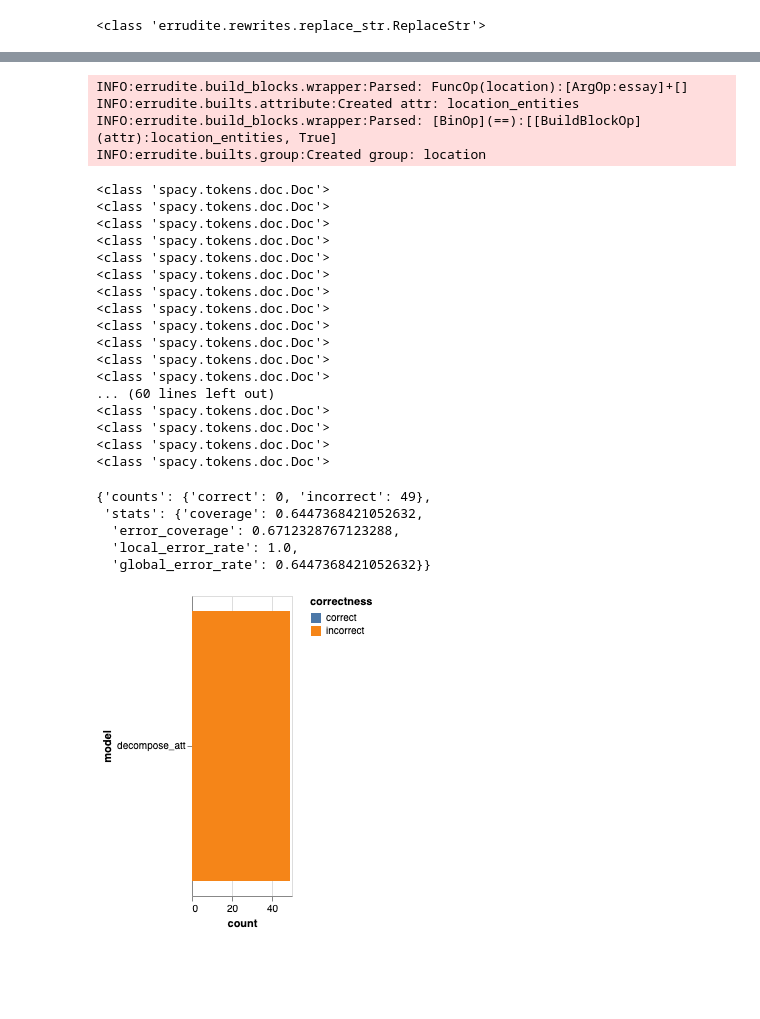
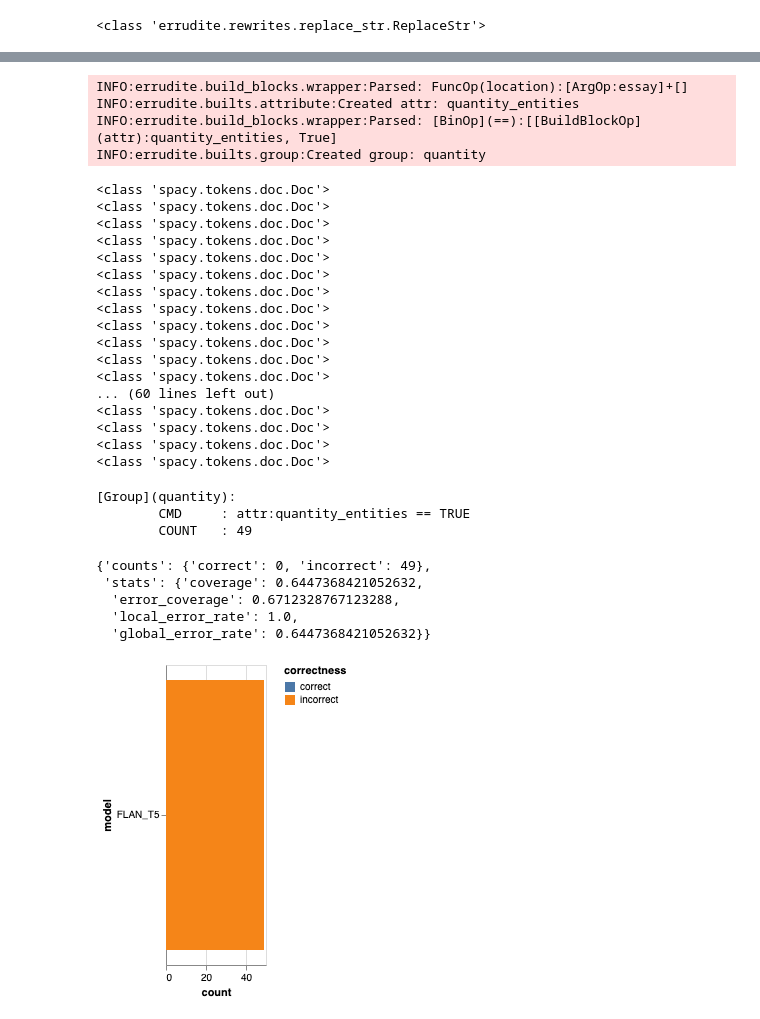
Before and after one commit to Shim00Coding/HUMAN_AI_Errudite, a Jupyter notebook: tutorials/Errudite_preprocess.ipynb, the cells around one changed output, grey strips where cells are left out. Drawn from its saved outputs; the diff is of its cells as text; code cells hidden in the pictures; blank space fills up the shorter version.

```diff
--- a/tutorials/Errudite_preprocess.ipynb
+++ b/tutorials/Errudite_preprocess.ipynb
@@ -560,24 +585,25 @@ from errudite.builts import Attribute, Group
 
 # Create an attribute based on the location function
 attr = Attribute.create(
-    name="location_entities",
+    name="quantity_entities",
     description="Presence of location entities in the essay",
     cmd="location(essay)"
 )
 
 # Create a group that checks for the presence of location entities
-group = Group.create(
-    name="location",
-    description="Location entity detected",
-    cmd="attr:location_entities == TRUE",
+quantity_group = Group.create(
+    name="quantity",
+    description="quantity entity detected",
+    cmd="attr:quantity_entities == TRUE",
     attr_hash=Attribute.store_hash(),
     group_hash=Group.store_hash()
 )
+quantity_group
 # %% [output]
 INFO:errudite.build_blocks.wrapper:Parsed: FuncOp(location):[ArgOp:essay]+[]
-INFO:errudite.builts.attribute:Created attr: location_entities
-INFO:errudite.build_blocks.wrapper:Parsed: [BinOp](==):[[BuildBlockOp](attr):location_entities, True]
-INFO:errudite.builts.group:Created group: location
+INFO:errudite.builts.attribute:Created attr: quantity_entities
+INFO:errudite.build_blocks.wrapper:Parsed: [BinOp](==):[[BuildBlockOp](attr):quantity_entities, True]
+INFO:errudite.builts.group:Created group: quantity
 <class 'spacy.tokens.doc.Doc'>
 <class 'spacy.tokens.doc.Doc'>
 <class 'spacy.tokens.doc.Doc'>
@@ -595,6 +621,9 @@ INFO:errudite.builts.group:Created group: location
 <class 'spacy.tokens.doc.Doc'>
 <class 'spacy.tokens.doc.Doc'>
 <class 'spacy.tokens.doc.Doc'>
+[Group](quantity):
+        CMD     : attr:quantity_entities == TRUE
+        COUNT   : 49
 # %%
 # some general stats on groups
 Group.eval_stats(
@@ -609,8 +638,8 @@ Group.eval_stats(
   'local_error_rate': 1.0,
   'global_error_rate': 0.6447368421052632}}
 # %%
-group.visualize_models(models=["decompose_att"])
+quantity_group.visualize_models(models=["FLAN_T5"])
 # %% [output]
-[figure, old version]
+[figure, new version]
 # %%
 from errudite.build_blocks import PrimFunc
```
Also changed, not shown: parts of 14 cells of this notebook.
